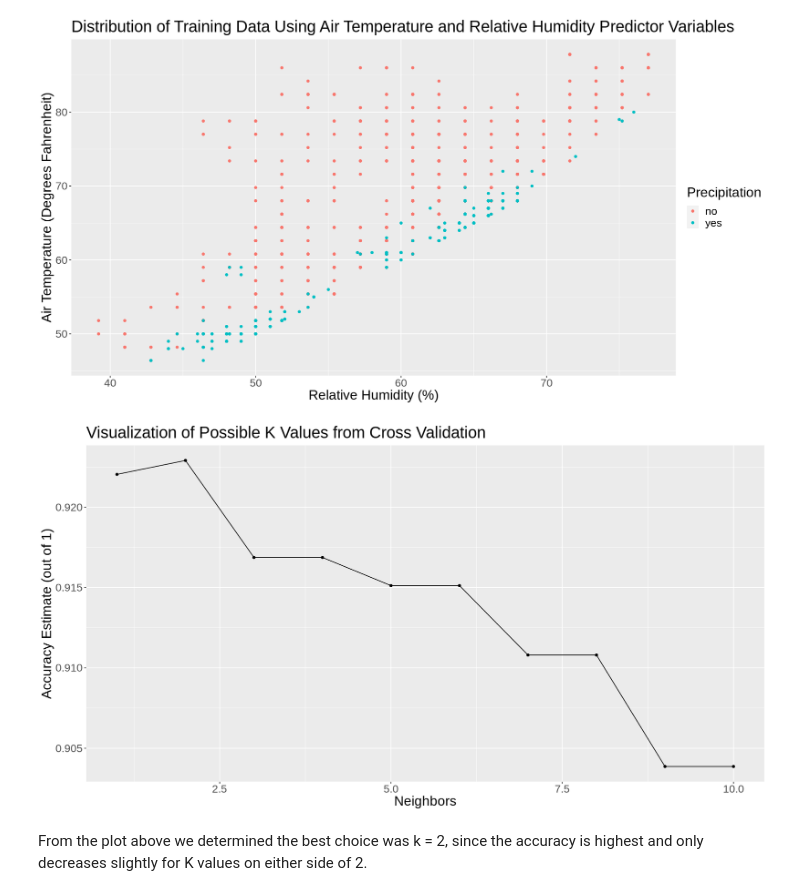
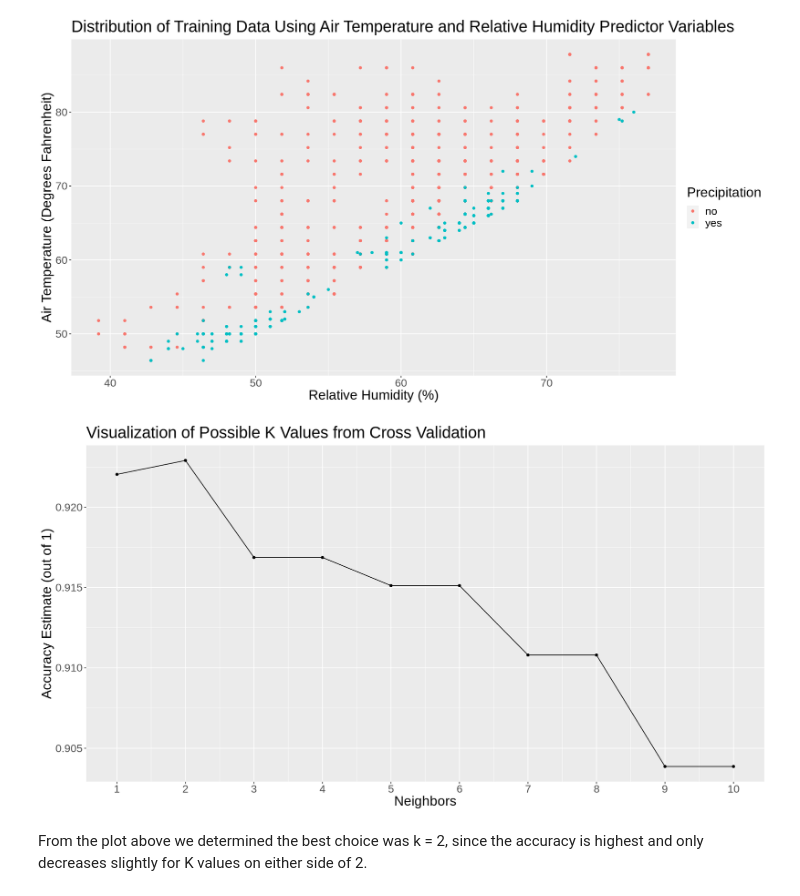
Before and after one commit to joobjoobsi/DSCI-group-44-project, a Jupyter notebook: GroupProject.ipynb, the cells around one changed output. Saved outputs shown, nothing was run; the diff lists cells and outputs as text; code cells hidden in the pictures.

Commit message:
accuracy graph scale change

```diff
--- a/GroupProject.ipynb
+++ b/GroupProject.ipynb
@@ -131,35 +131,35 @@ metar_recipe <- recipe(precip ~ tmpf + dwpf + relh + drct + alti + vsby, data =
 #generating KNN model for cross validation
 knn_tune <- nearest_neighbor(weight_func = "rectangular", neighbors = tune()) |>
     set_engine("kknn") |>
     set_mode("classification")
 
 #generating cross validation fold object
 metar_vfold <- vfold_cv(metar_training, v = 5, strata = precip)
 
 #generating grid of K values
 k_vals <- tibble(neighbors = seq(1:10))
 
 #creating workflow and computing cross validation accuracies
 metar_results <- workflow() |>
     add_recipe(metar_recipe) |>
     add_model(knn_tune) |>
     tune_grid(resamples = metar_vfold, grid = k_vals) |>
     collect_metrics() |>
     filter(.metric == "accuracy")
 
 #plotting K values against accuracy to determine K
 cross_val_plot <- metar_results |>
     ggplot(aes(x = neighbors, y = mean)) +
     geom_point() +
     geom_line() +
     labs(x = "Neighbors", y = "Accuracy Estimate (out of 1)") +
     ggtitle("Visualization of Possible K Values from Cross Validation") +
-    scale_x_continuous
+    scale_x_continuous(breaks=1:10)+
     theme(text = element_text(size = 20))
 
 cross_val_plot
 # %% [output]
-[figure, old version]
+[figure, new version]
 # %% [markdown]
 From the plot above we determined the best choice was k = 2, since the accuracy is highest and only decreases slightly for K values on either side of 2.
 # %%
```
